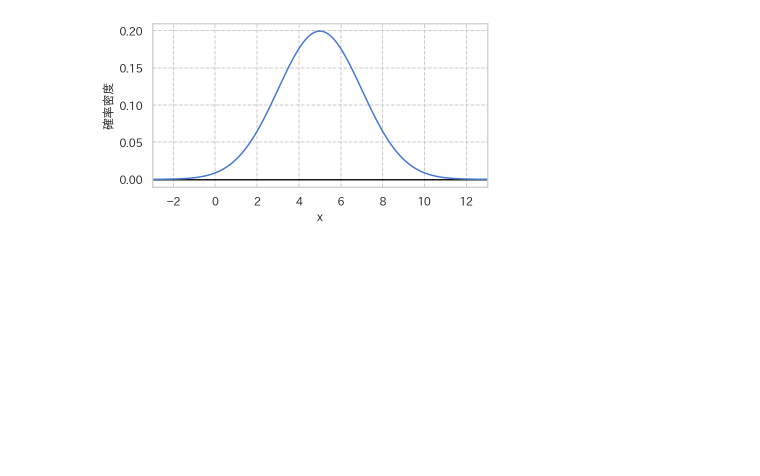
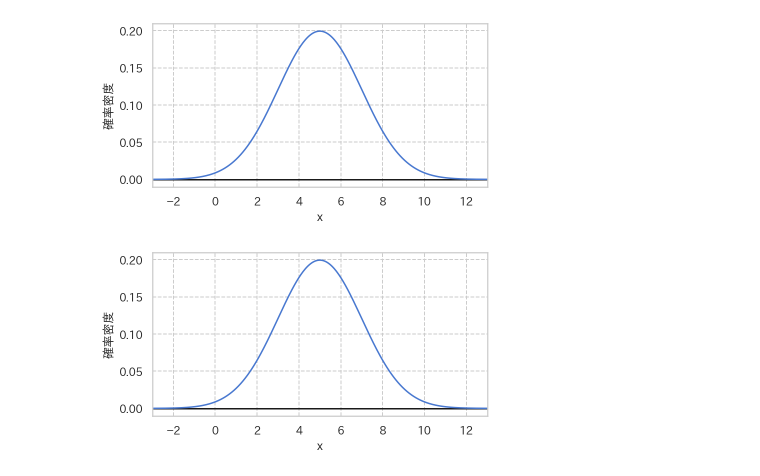
Before and after one commit to zfukuoka/Copying_a_sutra, a Jupyter notebook: SoftwareDesign202010_01/SoftwareDesign202010_0103.ipynb, the cells around one changed output. Drawn from its saved outputs; the diff is of its cells as text; code cells hidden in the pictures; blank space fills up the shorter version.

```diff
--- a/SoftwareDesign202010_01/SoftwareDesign202010_0103.ipynb
+++ b/SoftwareDesign202010_01/SoftwareDesign202010_0103.ipynb
@@ -340,3 +340,16 @@ plt.xlim(-3, 13)
 plt.show()
 # %% [output]
 [figure]
+# %%
+# コード12:scipyを使って正規分布の確率密度関数を描く
+from scipy.stats import norm
+xx = np.linspace(-3, 13, 301)
+plt.figure(figsize=(6, 3))
+plt.plot([-4, 14], [0, 0], c="k")
+plt.plot(xx, norm.pdf(xx, loc=5, scale=2))
+plt.xlabel("x")
+plt.ylabel("確率密度")
+plt.xlim(-3, 13)
+plt.show()
+# %% [output]
+[figure, added]
```
Also changed, not shown: parts of 3 cells of this notebook.
